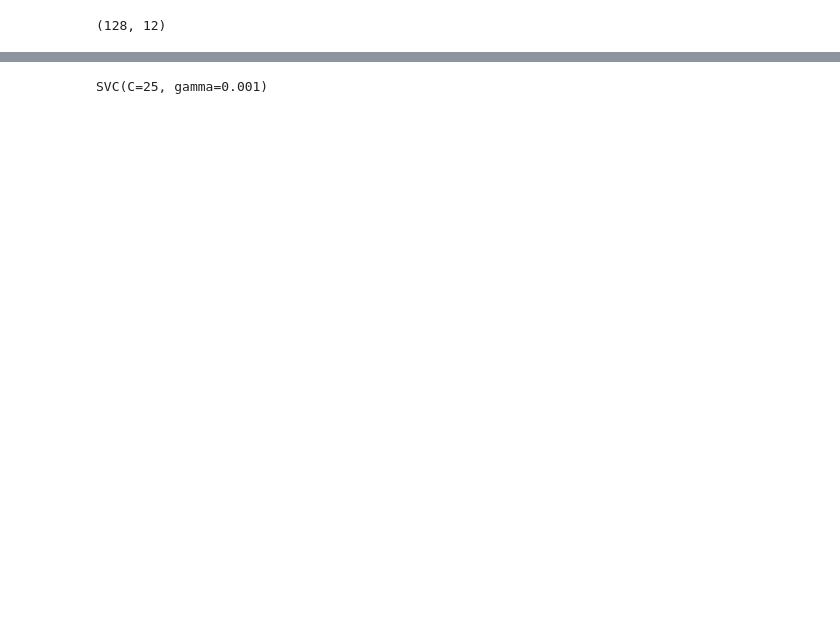
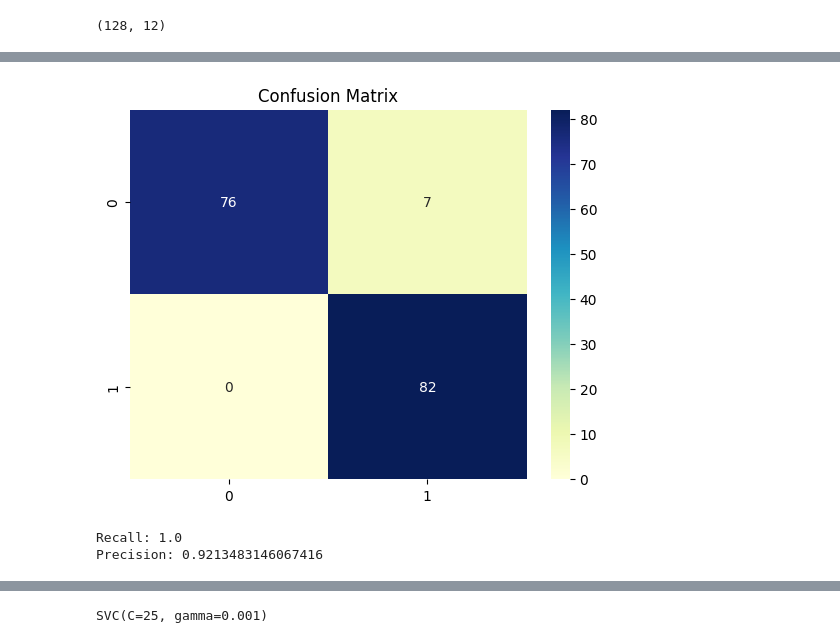
Before and after one commit to NhatChu-2002/Baby_Monitoring_System, a Jupyter notebook: Smart_cradle_system/last_train/Baby Cry Detection Model 128.ipynb, the cells around one changed output, grey strips where cells are left out. Cells and saved outputs as stored; diff of their text form; code cells hidden in the pictures; blank space fills up the shorter version.

```diff
--- a/Smart_cradle_system/last_train/Baby Cry Detection Model 128.ipynb
+++ b/Smart_cradle_system/last_train/Baby Cry Detection Model 128.ipynb
@@ -238,0 +205,15 @@ model1.evaluate(validation_x,validation_y)
+# %%
+import seaborn as sns
+import matplotlib.pyplot as plt
+from sklearn.metrics import confusion_matrix
+
+y_pred = model1.predict(validation_x)
+y_pred = np.where(y_pred >= 0.5, 1, 0)
+
+cm = confusion_matrix(validation_y, y_pred)
+
+sns.heatmap(cm, annot=True, cmap="YlGnBu", fmt="d")
+plt.title("Confusion Matrix")
+
+plt.show()
+# %% [output]
@@ -239,3 +221,20 @@ model1.evaluate(validation_x,validation_y)
+[figure, added]
+# %%
+TP = cm[1][1]
+FP = cm[0][1]
+TN = cm[0][0]
+FN = cm[1][0]
+
+# Tính recall
+recall = TP / (TP + FN)
+print("Recall:", recall)
+
+# Tính precision
+precision = TP / (TP + FP)
+print("Precision:", precision)
+# %% [output]
+Recall: 1.0
+Precision: 0.9213483146067416
 # %%
 test_x = np.asarray(X_test)
 test_y = np.asarray(y_test)
```
Also changed, not shown: parts of 45 cells of this notebook, 6 other files.
